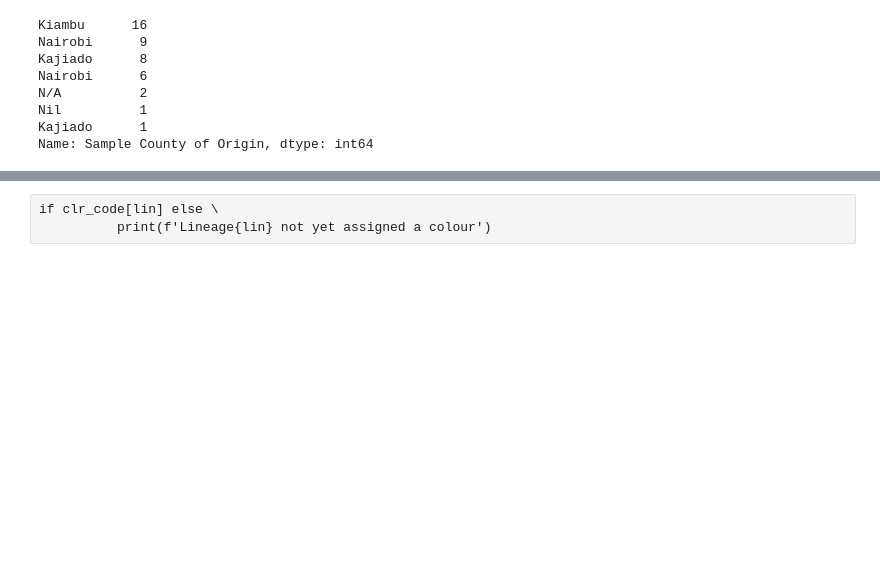
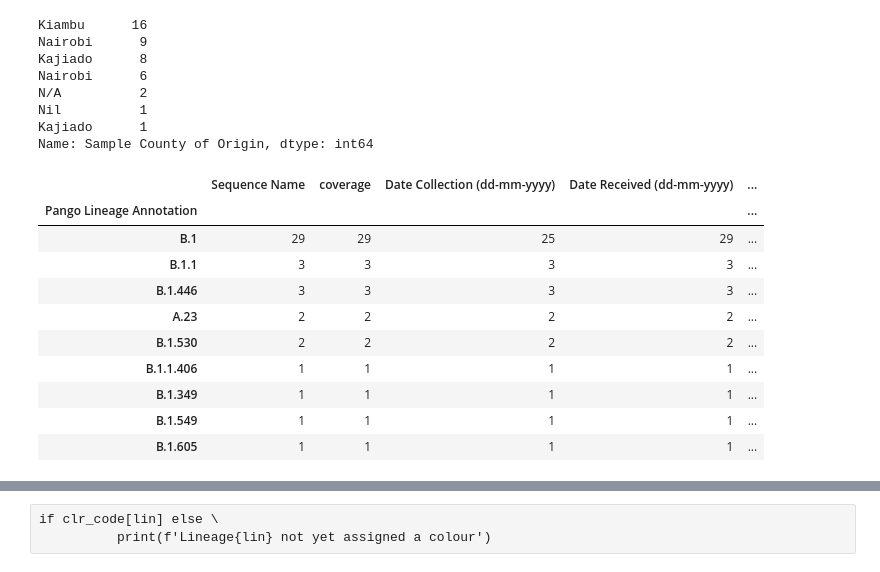
Before and after one commit to ousodaniel/SARS-CoV-2-Data-Workflows, a Jupyter notebook: sars-cov-2-nf2-seq9.ipynb, the cells around one changed output, grey strips where cells are left out. Cells and saved outputs as stored; diff of their text form; code cells hidden in the pictures; blank space fills up the shorter version.

```diff
--- a/sars-cov-2-nf2-seq9.ipynb
+++ b/sars-cov-2-nf2-seq9.ipynb
@@ -554,0 +550,14 @@ lins = df_report_fnl['Pango Lineage Annotation'].unique()
+# %%
+grpby_lins
+# %% [output]
+|  | Sequence Name | coverage | Date Collection (dd-mm-yyyy) | Date Received (dd-mm-yyyy) | ... |
+| Pango Lineage Annotation |  |  |  |  | ... |
+| B.1 | 29 | 29 | 25 | 29 | ... |
+| B.1.1 | 3 | 3 | 3 | 3 | ... |
+| B.1.446 | 3 | 3 | 3 | 3 | ... |
+| A.23 | 2 | 2 | 2 | 2 | ... |
+| B.1.530 | 2 | 2 | 2 | 2 | ... |
+| B.1.1.406 | 1 | 1 | 1 | 1 | ... |
+| B.1.349 | 1 | 1 | 1 | 1 | ... |
+| B.1.549 | 1 | 1 | 1 | 1 | ... |
+| B.1.605 | 1 | 1 | 1 | 1 | ... |
```
Also changed, not shown: parts of 18 cells of this notebook.
